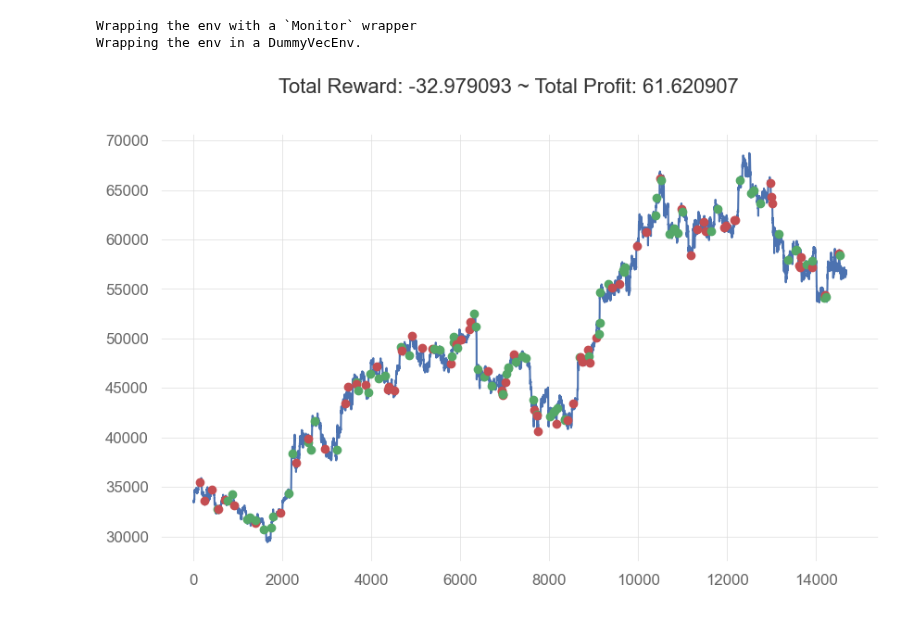
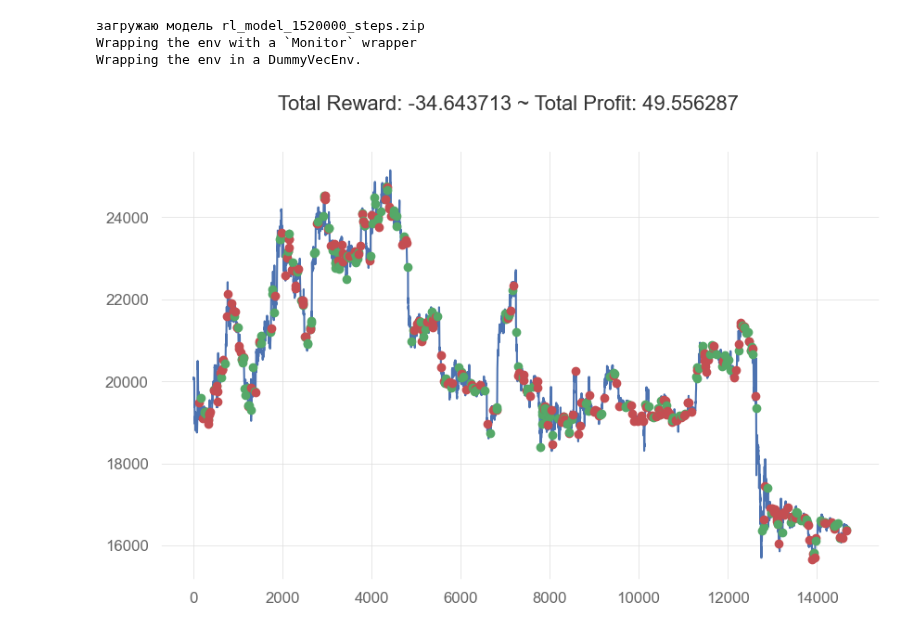
Before and after one commit to zizzs3228/trading, a Jupyter notebook: AIbot.ipynb, the cells around one changed output. Saved outputs shown, nothing was run; the diff lists cells and outputs as text; code cells hidden in the pictures.

```diff
--- a/AIbot.ipynb
+++ b/AIbot.ipynb
@@ -32,7 +32,8 @@ def add_signals(env):
     start = env.frame_bound[0] - env.window_size
     end = env.frame_bound[1]
     prices = env.df.loc[:,'Close'].to_numpy()[start:end]
-    signal_features = env.df.loc[:,['SMA3_pct','SMA6_pct','SMA9_pct','SMA12_pct','SMA25_pct','SMA50_pct','SMA200_pct','RSX']].to_numpy()[start:end]
+    signal_features = env.df.loc[:,['SMA3_pct','SMA6_pct','SMA9_pct','SMA12_pct','SMA25_pct','SMA50_pct','SMA200_pct',
+                                    'SMA3_trend','SMA6_trend','SMA9_trend','SMA12_trend','SMA25_trend','SMA50_trend','SMA200_trend','RSX']].to_numpy()[start:end]
     return prices, signal_features
 
 class MyCustomEnv(StocksEnv):
@@ -66,6 +67,15 @@ def SMA(df:pd.DataFrame) -> pd.DataFrame:
     df['SMA200'] = df['Close'].rolling(window=200).mean()
     # Calculate the percent change of the SMA
     df['SMA200_pct'] = df['SMA200'].pct_change()*1000
+
+def SMA_trend(df:pd.DataFrame) -> pd.DataFrame:
+    df['SMA200_trend'] = df['SMA200_pct'].apply(lambda x: 1.0 if x > 0.2 else (-1.0 if x < -0.2 else 0.0))
+    df['SMA50_trend'] = df['SMA50_pct'].apply(lambda x: 1.0 if x > 0.35 else (-1.0 if x < -0.35 else 0.0))
+    df['SMA25_trend'] = df['SMA25_pct'].apply(lambda x: 1.0 if x > 0.45 else (-1.0 if x < -0.45 else 0.0))
+    df['SMA12_trend'] = df['SMA12_pct'].apply(lambda x: 1.0 if x > 0.6 else (-1.0 if x < -0.6 else 0.0))
+    df['SMA9_trend'] = df['SMA9_pct'].apply(lambda x: 1.0 if x > 0.85 else (-1.0 if x < -0.85 else 0.0))
+    df['SMA6_trend'] = df['SMA6_pct'].apply(lambda x: 1.0 if x > 1 else (-1.0 if x < -1 else 0.0))
+    df['SMA3_trend'] = df['SMA3_pct'].apply(lambda x: 1.0 if x > 1.25 else (-1.0 if x < -1.25 else 0.0))
 # %%
 # traindf = get_price_data_binance('BTCUSDT',1000,'1 Jul, 2021','30 Nov, 2022',interval = Client.KLINE_INTERVAL_15MINUTE)
 # testdf = get_price_data_binance('BTCUSDT',1000,'1 Dec, 2022','31 Dec, 2022',interval = Client.KLINE_INTERVAL_15MINUTE)
@@ -169,14 +182,13 @@ SMA(enddf)
 # # add trace for 'SMA_pct' column in the second subplot
 # fig.add_trace(go.Scatter(x=traindf[:1000].index, y=traindf[:1000]['SMA50_pct'], mode='lines', name='SMA_pct'), row=2, col=1)
 # %%
-modelname = 'test10'
+
 log_path = os.path.join('logs')
-model_path = os.path.join('models',f'{modelname}')
-# stats_path = os.path.join(log_path, "vec_normalize.pkl")
 window_size = 50
 start_index = window_size
-end_index = len(enddf)
-num_cpu = 1
+end_index = len(traindf)
+
+
 
 
 # env = MyCustomEnv(df=traindf, frame_bound=(start_index+50,end_index), window_size=window_size)
@@ -186,32 +198,41 @@ num_cpu = 1
 # action = env.action_space.sample()
 # print(obs.dtype)
 # %%
-env = MyCustomEnv(df=traindf, frame_bound=(start_index+202,end_index), window_size=window_size)
+modelname = 'test212'
+dir_path = f"models\\{modelname}"  # Replace with the actual directory path
+files = os.listdir(dir_path)
+
+if files:  # Check if the directory contains any files
+    newest_file = max(files, key=lambda x: os.path.getmtime(os.path.join(dir_path, x)))
+    print(f'загружаю модель {newest_file}')
+
+env = MyCustomEnv(df=enddf, frame_bound=(start_index+202,end_index), window_size=window_size)
 
 profit = []
 results = []
-model = PPO.load('models\\test205\\1200000.zip',env=env)
+model = DQN.load(f'models\\{modelname}\\{newest_file}',env=env)
 
 obs = env.reset()
 
 while True:
     action, state = model.predict(obs)
     obs, reward, done, info = env.step(action)
     results.append(info['total_profit'])
     # rewards.append(reward)
     if done:
         break
     # profit.append(info['total_profit'])
 # print(info['total_profit'])
 plt.cla()
 env.render_all()
 plt.show()
 # plt.scatter(range(len(rewards)), rewards)
 # plt.show()
 # %% [output]
+загружаю модель rl_model_1520000_steps.zip
 Wrapping the env with a `Monitor` wrapper
 Wrapping the env in a DummyVecEnv.
-[figure, old version]
+[figure, new version]
 # %%
 # results = pd.DataFrame(results)
 # qs.extend_pandas()
```
Also changed, not shown: parts of 1 cell of this notebook, 1 other file.
